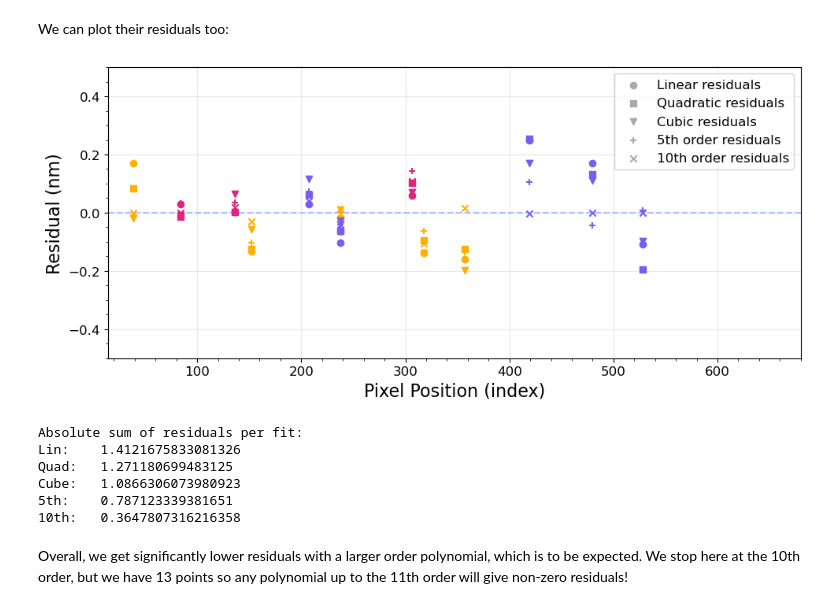
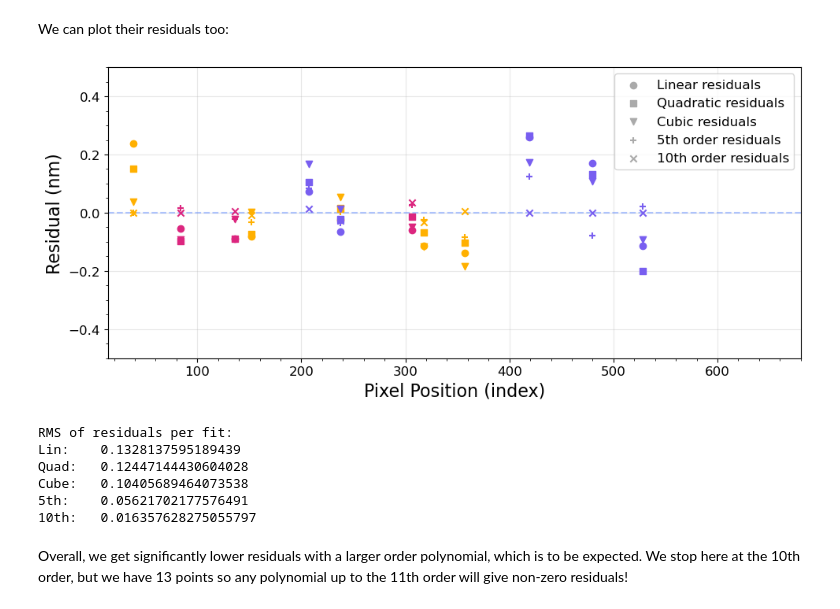
Before and after one commit to flypt7/AST326-Practicals, a Jupyter notebook: P2/code/31/31-full.ipynb, the cells around one changed output. Cells and saved outputs as stored; diff of their text form; code cells hidden in the pictures.

```diff
--- a/P2/code/31/31-full.ipynb
+++ b/P2/code/31/31-full.ipynb
@@ -840,7 +840,7 @@ m215_centroids = []
 
 for i in range(len(m215_ranges[0])):
     m215_centroids.append(m1 * (centroid(np.arange(m215_ranges[0][i], m215_ranges[1][i], 1),
-                              mean_calibrated215[m215_ranges[0][i]:m215_ranges[1][i]])) + c)
+                              mean_calibrated215[m215_ranges[0][i]:m215_ranges[1][i]])) + c1)
     print(f"CENTROID {i}: \t{round(m215_centroids[i], 3)} nm")
 
 # for plotting
@@ -922,7 +922,7 @@ for i in range(len(m241_ranges[0])):
 
 # for plotting
 m241c = np.array(m241_centroids)
-m241c = m241c * m1 + c
+m241c = m241c * m1 + c1
 
 print(m241c)
 # %% [output]
@@ -1322,45 +1322,45 @@ ax.scatter(peak_indices[1:], tenth_res[:3], color="#DC267F", marker="x", zorder=
 
 ax.scatter(m215_centroids, new_lin_res[3:8], color="#FFB000", zorder=10)
 ax.scatter(m215_centroids, new_quad_res[3:8], color="#FFB000", marker="s", zorder=10)
 ax.scatter(m215_centroids, cube_res[3:8], color="#FFB000", marker="v", zorder=10)
 ax.scatter(m215_centroids, quint_res[3:8], color="#FFB000", marker="+", zorder=10)
 ax.scatter(m215_centroids, tenth_res[3:8], color="#FFB000", marker="x", zorder=10)
 
 ax.scatter(m241_centroids, new_lin_res[8:], color="#785EF0", zorder=10)
 ax.scatter(m241_centroids, new_quad_res[8:], color="#785EF0", marker="s", zorder=10)
 ax.scatter(m241_centroids, cube_res[8:], color="#785EF0", marker="v", zorder=10)
 ax.scatter(m241_centroids, quint_res[8:], color="#785EF0", marker="+", zorder=10)
 ax.scatter(m241_centroids, tenth_res[8:], color="#785EF0", marker="x", zorder=10)
 
 ax.set_yticks(np.arange(-0.5, 0.55, 0.05), minor=True)
 ax.set_xticks(np.arange(20, 700, 20), minor=True)
 ax.tick_params(labelsize=12)
 
 ax.axhline(0, alpha=0.5, color="#648FFF", ls="dashed")
 
 ax.set_xlabel("Pixel Position (index)", fontsize=16)
 ax.set_ylabel("Residual (nm)", fontsize=16)
 
 ax.grid(visible=True, alpha=0.3)
 
 ax.legend( fontsize=12)
 ax.legend(fontsize=12)
 plt.show()
 
-print(f"Absolute sum of residuals per fit:\n" +
-      f"Lin:\t{np.sum(np.abs(new_lin_res))}\n" +
-      f"Quad:\t{np.sum(np.abs(new_quad_res))}\n" +
-      f"Cube:\t{np.sum(np.abs(cube_res))}\n" +
-      f"5th:\t{np.sum(np.abs(quint_res))}\n" +
-      f"10th:\t{np.sum(np.abs(tenth_res))}\n"
+print(f"RMS of residuals per fit:\n" +
+      f"Lin:\t{np.sqrt(np.sum(new_lin_res**2) / len(new_lin_res))}\n" +
+      f"Quad:\t{np.sqrt(np.sum(new_quad_res**2) / len(new_quad_res))}\n" +
+      f"Cube:\t{np.sqrt(np.sum(cube_res**2) / len(cube_res))}\n" +
+      f"5th:\t{np.sqrt(np.sum(quint_res**2) / len(quint_res))}\n" +
+      f"10th:\t{np.sqrt(np.sum(tenth_res**2) / len(tenth_res))}\n"
      )
 # %% [output]
-[figure, old version]
+[figure, new version]
-Absolute sum of residuals per fit:
-Lin:    1.4121675833081326
-Quad:   1.271180699483125
-Cube:   1.0866306073980923
-5th:    0.787123339381651
-10th:   0.3647807316216358
+RMS of residuals per fit:
+Lin:    0.1328137595189439
+Quad:   0.12447144430604028
+Cube:   0.10405689464073538
+5th:    0.05621702177576491
+10th:   0.016357628275055797
 # %% [markdown]
 Overall, we get significantly lower residuals with a larger order polynomial, which is to be expected. We stop here at the 10th order, but we have 13 points so any polynomial up to the 11th order will give non-zero residuals!
```
Also changed, not shown: parts of 5 cells of this notebook.
